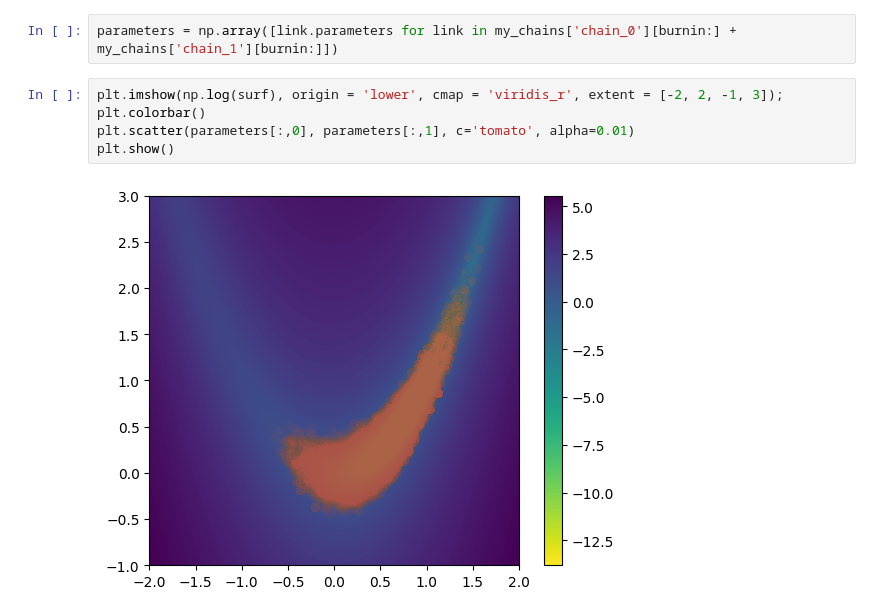
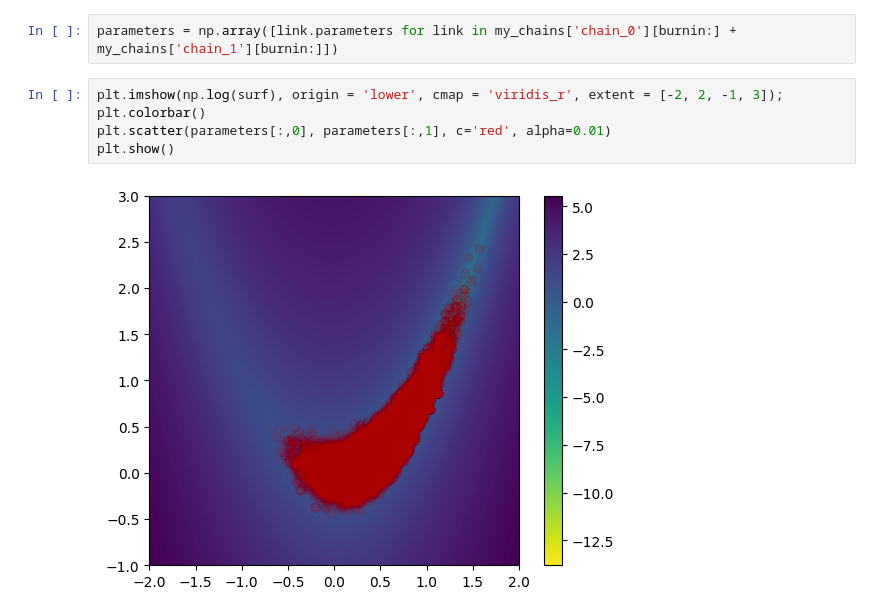
Before and after one commit to mikkelbue/tinyDA, a Jupyter notebook: examples/MALA Rosenbrock.ipynb, the cells around one changed output. Saved outputs shown, nothing was run; the diff lists cells and outputs as text.

```diff
--- a/examples/MALA Rosenbrock.ipynb
+++ b/examples/MALA Rosenbrock.ipynb
@@ -122,7 +130,7 @@ plt.show()
 parameters = np.array([link.parameters for link in my_chains['chain_0'][burnin:] + my_chains['chain_1'][burnin:]])
 # %%
 plt.imshow(np.log(surf), origin = 'lower', cmap = 'viridis_r', extent = [-2, 2, -1, 3]); plt.colorbar()
-plt.scatter(parameters[:,0], parameters[:,1], c='tomato', alpha=0.01)
+plt.scatter(parameters[:,0], parameters[:,1], c='red', alpha=0.01)
 plt.show()
 # %% [output]
-[figure, old version]
+[figure, new version]
```
Also changed, not shown: parts of 8 cells of this notebook.
